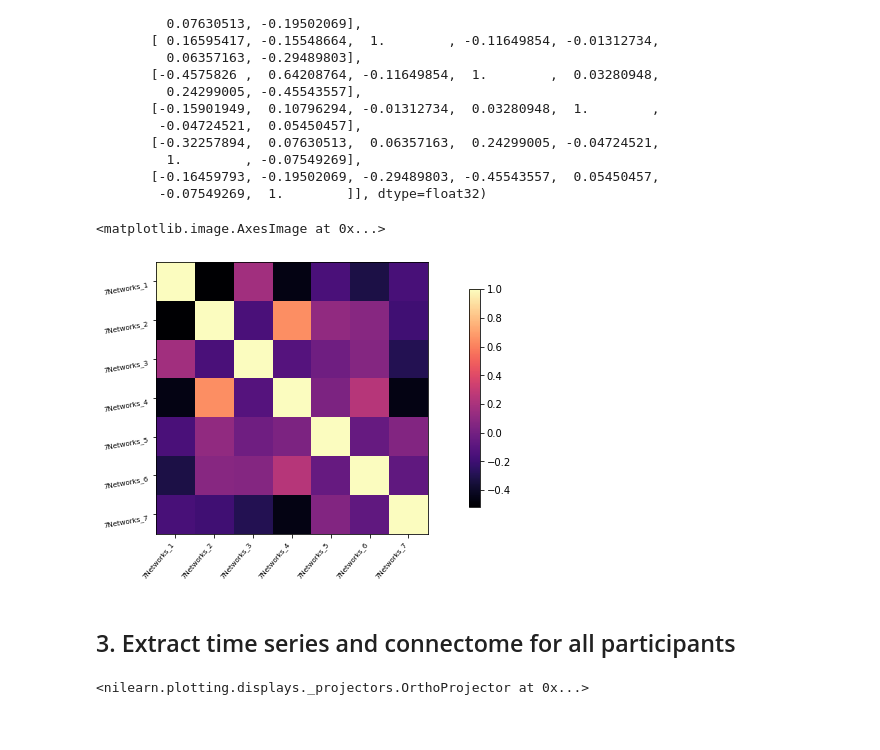
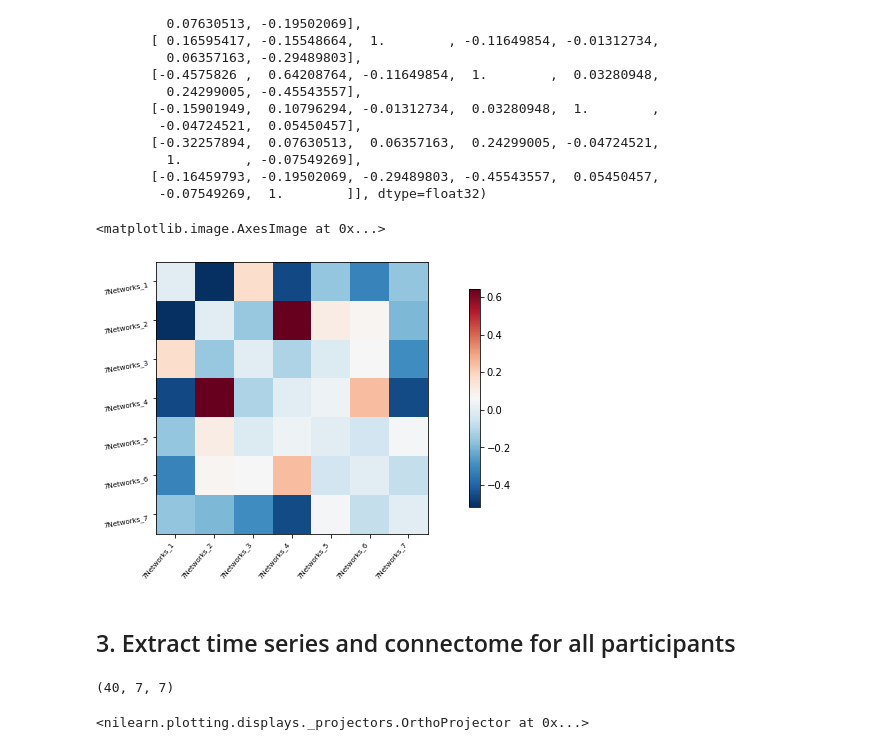
Before and after one commit to nwiltberg/project_msc05, a Jupyter notebook: code/Data_Analysis.ipynb, the cells around one changed output. Cells and saved outputs as stored; diff of their text form; code cells hidden in the pictures.

Commit message:
changed colormap of correlation matrix and set diagonal to 0

```diff
--- a/code/Data_Analysis.ipynb
+++ b/code/Data_Analysis.ipynb
@@ -119,12 +119,14 @@ import pandas as pd
 labels = pd.read_csv(atlas_yeo.colors_7, sep=' ')['Unnamed: 7'].to_numpy()
 # %%
 # plot connectivity matrix
-plot_matrix(correlation_matrices, cmap='magma', labels=labels)
+import numpy as np
+np.fill_diagonal(correlation_matrices,0)
+plotting.plot_matrix(correlation_matrices, labels=labels, colorbar = True)
 # %% [output]
 <matplotlib.image.AxesImage at 0x...>
-[figure, old version]
+[figure, new version]
-# %% [markdown]
-## 3. Extract time series and connectome for all participants
+# %% [markdown]
+## 3. Extract time series and connectome for all participants
 # %%
 # extract time series from all subjects and concatenate them
 time_series = []
@@ -133,6 +135,11 @@ for func, confounds in zip(data.func, data.confounds):
 # %%
 # calculate correlation matrices across subjects and display
 correlation_matrices = connectome_measure.fit_transform(time_series)
+# %%
+# evaluate
+correlation_matrices.shape
+# %% [output]
+(40, 7, 7)
 # %%
 # grab center coordinates for atlas labels
 from nilearn import plotting
```
Also changed, not shown: parts of 14 cells of this notebook.
